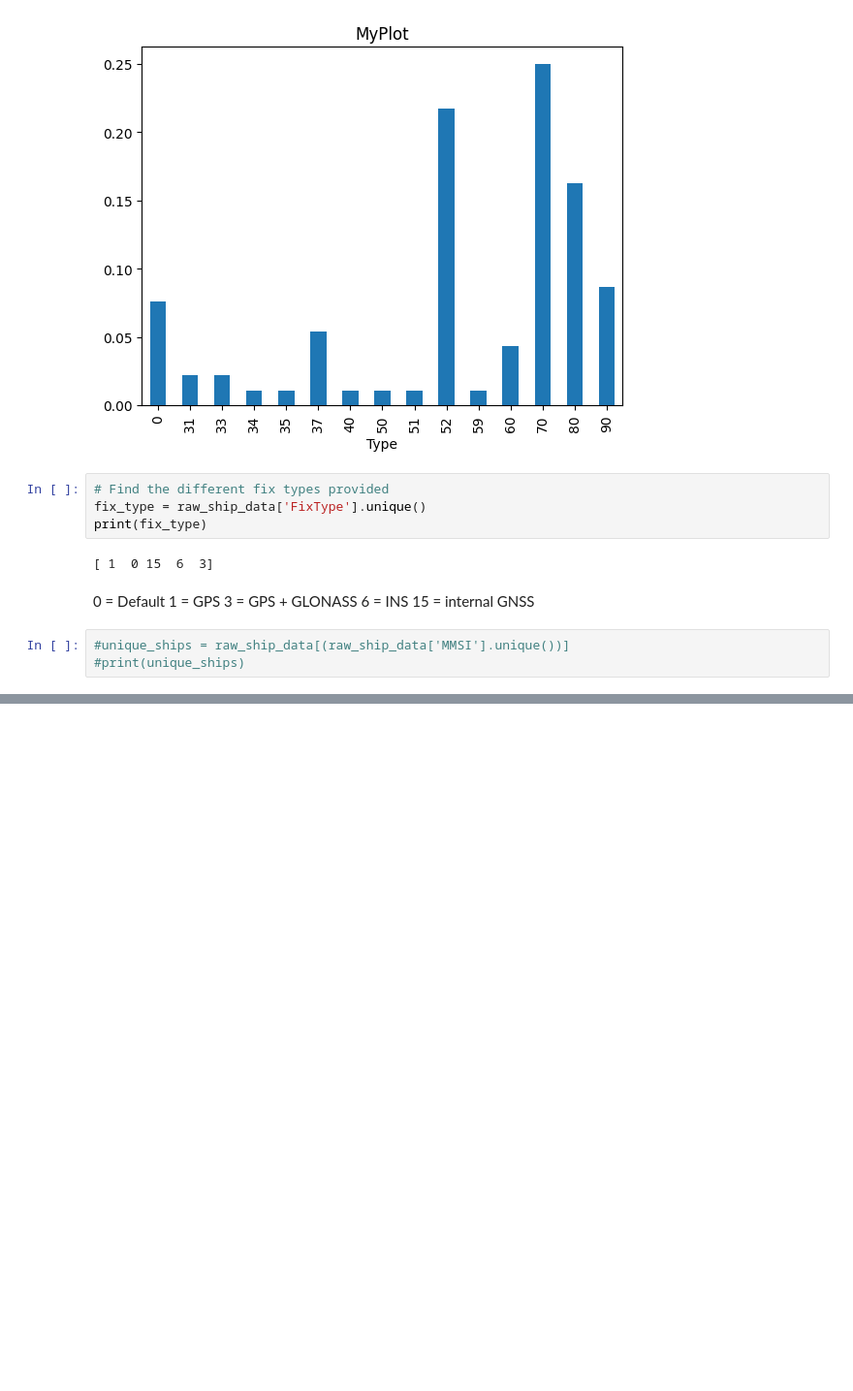
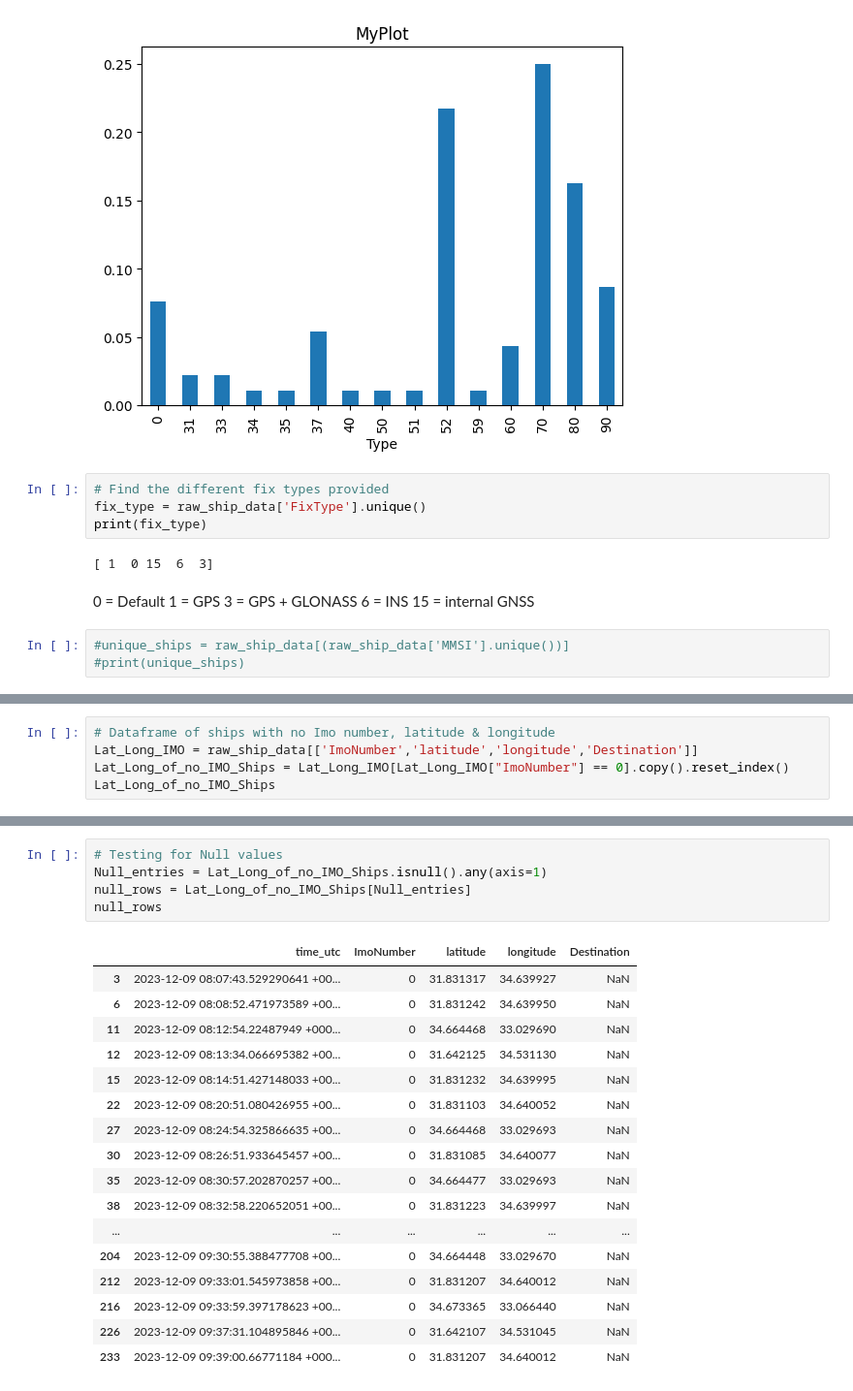
Before and after one commit to HUA-Applied-EFP01/data-analysis-233, a Jupyter notebook: data_analysis.ipynb, the cells around one changed output, grey strips where cells are left out. Shown at 97% size. Cells and saved outputs as stored; diff of their text form; blank space fills up the shorter version.

```diff
--- a/data_analysis.ipynb
+++ b/data_analysis.ipynb
@@ -195,0 +324,5 @@ print(fix_type)
+# %%
+# Dataframe of ships with no Imo number, latitude & longitude
+Lat_Long_IMO = raw_ship_data[['ImoNumber','latitude','longitude','Destination']]
+Lat_Long_of_no_IMO_Ships = Lat_Long_IMO[Lat_Long_IMO["ImoNumber"] == 0].copy().reset_index()
+Lat_Long_of_no_IMO_Ships
@@ -195,0 +343,23 @@ print(fix_type)
+# %%
+# Testing for Null values
+Null_entries = Lat_Long_of_no_IMO_Ships.isnull().any(axis=1)
+null_rows = Lat_Long_of_no_IMO_Ships[Null_entries]
+null_rows
+# %% [output]
+|  | time_utc | ImoNumber | latitude | longitude | Destination |
+| 3 | 2023-12-09 08:07:43.529290641 +00... | 0 | 31.831317 | 34.639927 | NaN |
+| 6 | 2023-12-09 08:08:52.471973589 +00... | 0 | 31.831242 | 34.639950 | NaN |
+| 11 | 2023-12-09 08:12:54.22487949 +000... | 0 | 34.664468 | 33.029690 | NaN |
+| 12 | 2023-12-09 08:13:34.066695382 +00... | 0 | 31.642125 | 34.531130 | NaN |
+| 15 | 2023-12-09 08:14:51.427148033 +00... | 0 | 31.831232 | 34.639995 | NaN |
+| 22 | 2023-12-09 08:20:51.080426955 +00... | 0 | 31.831103 | 34.640052 | NaN |
+| 27 | 2023-12-09 08:24:54.325866635 +00... | 0 | 34.664468 | 33.029693 | NaN |
+| 30 | 2023-12-09 08:26:51.933645457 +00... | 0 | 31.831085 | 34.640077 | NaN |
+| 35 | 2023-12-09 08:30:57.202870257 +00... | 0 | 34.664477 | 33.029693 | NaN |
+| 38 | 2023-12-09 08:32:58.220652051 +00... | 0 | 31.831223 | 34.639997 | NaN |
+| ... | ... | ... | ... | ... | ... |
+| 204 | 2023-12-09 09:30:55.388477708 +00... | 0 | 34.664448 | 33.029670 | NaN |
+| 212 | 2023-12-09 09:33:01.545973858 +00... | 0 | 31.831207 | 34.640012 | NaN |
+| 216 | 2023-12-09 09:33:59.397178623 +00... | 0 | 34.673365 | 33.066440 | NaN |
+| 226 | 2023-12-09 09:37:31.104895846 +00... | 0 | 31.642107 | 34.531045 | NaN |
+| 233 | 2023-12-09 09:39:00.66771184 +000... | 0 | 31.831207 | 34.640012 | NaN |
```
Also changed, not shown: parts of 19 cells of this notebook.
